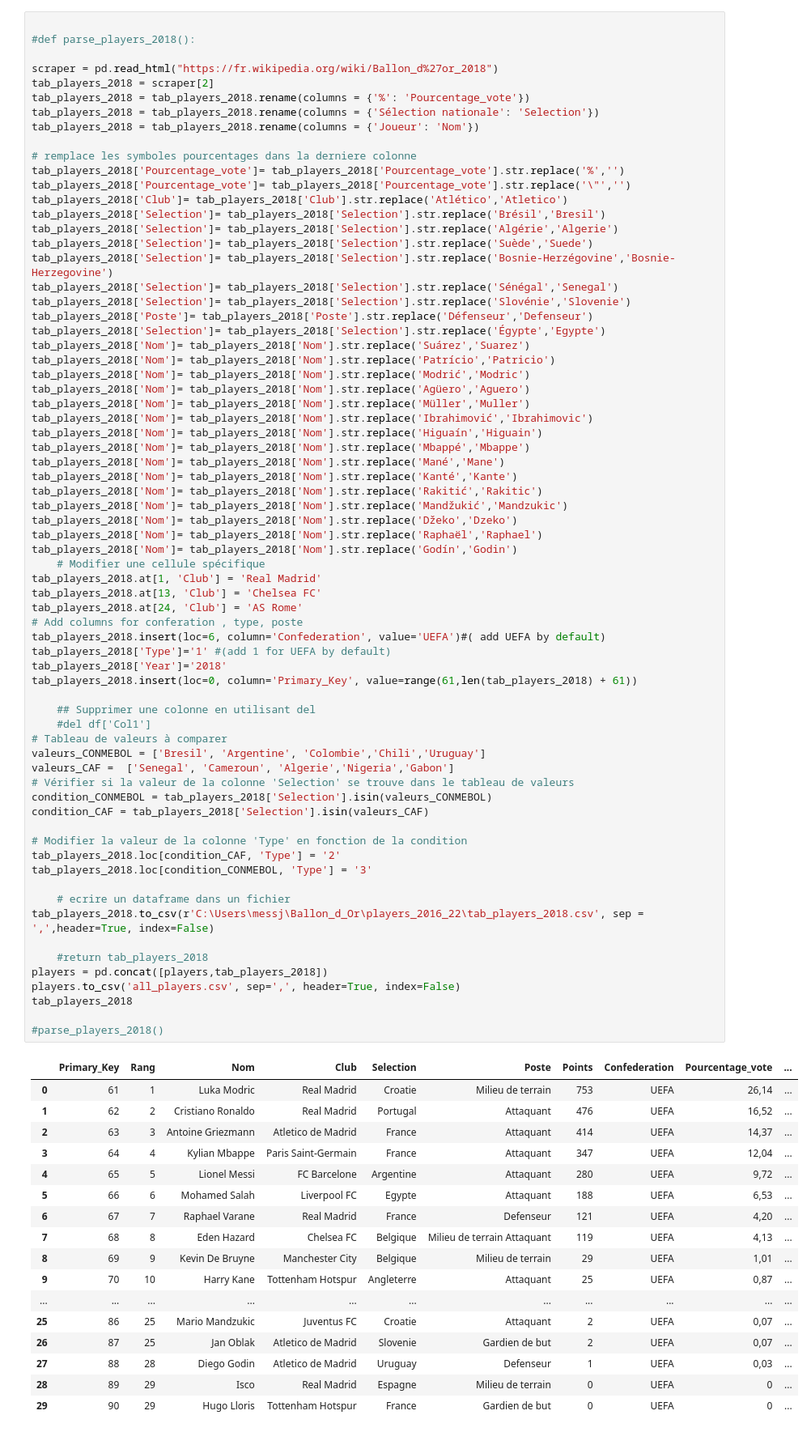
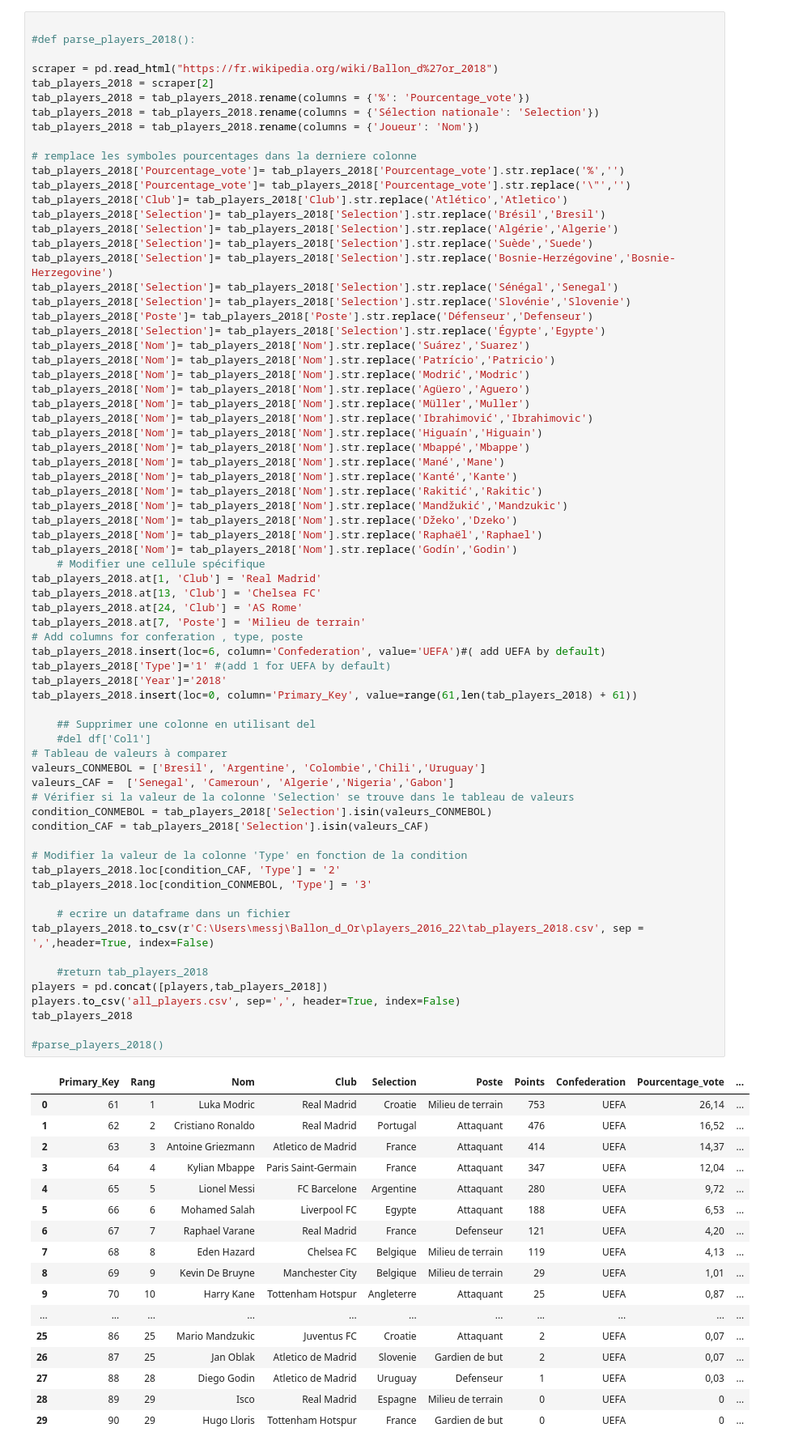
Before and after one commit to Lamessolo/BallonD_or_Analyse, a Jupyter notebook: BallondOrScraping.ipynb, the cells around one changed output. Shown at 81% size. Drawn from its saved outputs; the diff is of its cells as text.

```diff
--- a/BallondOrScraping.ipynb
+++ b/BallondOrScraping.ipynb
@@ -237,6 +237,7 @@ tab_players_2018['Nom']= tab_players_2018['Nom'].str.replace('Godín','Godin')
 tab_players_2018.at[1, 'Club'] = 'Real Madrid'
 tab_players_2018.at[13, 'Club'] = 'Chelsea FC'
 tab_players_2018.at[24, 'Club'] = 'AS Rome'
+tab_players_2018.at[7, 'Poste'] = 'Milieu de terrain'
 # Add columns for conferation , type, poste
 tab_players_2018.insert(loc=6, column='Confederation', value='UEFA')#( add UEFA by default)
 tab_players_2018['Type']='1' #(add 1 for UEFA by default)
@@ -247,34 +248,34 @@ tab_players_2018.insert(loc=0, column='Primary_Key', value=range(61,len(tab_play
     #del df['Col1']
 # Tableau de valeurs à comparer
 valeurs_CONMEBOL = ['Bresil', 'Argentine', 'Colombie','Chili','Uruguay']
 valeurs_CAF =  ['Senegal', 'Cameroun', 'Algerie','Nigeria','Gabon']
 # Vérifier si la valeur de la colonne 'Selection' se trouve dans le tableau de valeurs
 condition_CONMEBOL = tab_players_2018['Selection'].isin(valeurs_CONMEBOL)
 condition_CAF = tab_players_2018['Selection'].isin(valeurs_CAF)
 
 # Modifier la valeur de la colonne 'Type' en fonction de la condition
 tab_players_2018.loc[condition_CAF, 'Type'] = '2'
 tab_players_2018.loc[condition_CONMEBOL, 'Type'] = '3'
 
     # ecrire un dataframe dans un fichier
 tab_players_2018.to_csv(r'C:\Users\messj\Ballon_d_Or\players_2016_22\tab_players_2018.csv', sep = ',',header=True, index=False)
 
     #return tab_players_2018
 players = pd.concat([players,tab_players_2018])
 players.to_csv('all_players.csv', sep=',', header=True, index=False)
 tab_players_2018
 
 #parse_players_2018()
 # %% [output]
 |  | Primary_Key | Rang | Nom | Club | Selection | Poste | Points | Confederation | Pourcentage_vote | ... |
 | 0 | 61 | 1 | Luka Modric | Real Madrid | Croatie | Milieu de terrain | 753 | UEFA | 26,14 | ... |
 | 1 | 62 | 2 | Cristiano Ronaldo | Real Madrid | Portugal | Attaquant | 476 | UEFA | 16,52 | ... |
 | 2 | 63 | 3 | Antoine Griezmann | Atletico de Madrid | France | Attaquant | 414 | UEFA | 14,37 | ... |
 | 3 | 64 | 4 | Kylian Mbappe | Paris Saint-Germain | France | Attaquant | 347 | UEFA | 12,04 | ... |
 | 4 | 65 | 5 | Lionel Messi | FC Barcelone | Argentine | Attaquant | 280 | UEFA | 9,72 | ... |
 | 5 | 66 | 6 | Mohamed Salah | Liverpool FC | Egypte | Attaquant | 188 | UEFA | 6,53 | ... |
 | 6 | 67 | 7 | Raphael Varane | Real Madrid | France | Defenseur | 121 | UEFA | 4,20 | ... |
-| 7 | 68 | 8 | Eden Hazard | Chelsea FC | Belgique | Milieu de terrain Attaquant | 119 | UEFA | 4,13 | ... |
+| 7 | 68 | 8 | Eden Hazard | Chelsea FC | Belgique | Milieu de terrain | 119 | UEFA | 4,13 | ... |
 | 8 | 69 | 9 | Kevin De Bruyne | Manchester City | Belgique | Milieu de terrain | 29 | UEFA | 1,01 | ... |
 | 9 | 70 | 10 | Harry Kane | Tottenham Hotspur | Angleterre | Attaquant | 25 | UEFA | 0,87 | ... |
 | ... | ... | ... | ... | ... | ... | ... | ... | ... | ... | ... |
```
Also changed, not shown: parts of 12 cells of this notebook, 18 other files.
